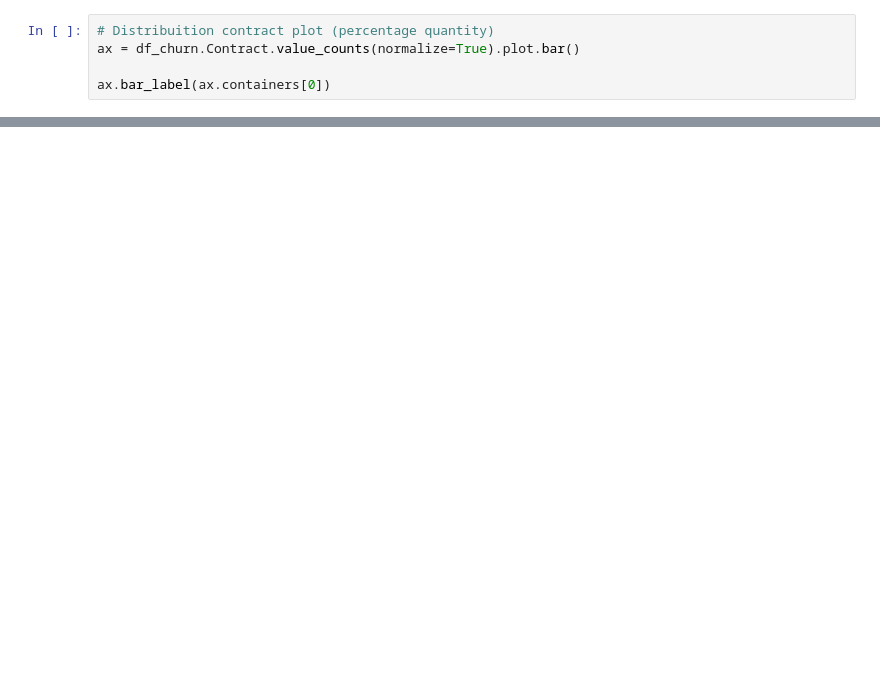
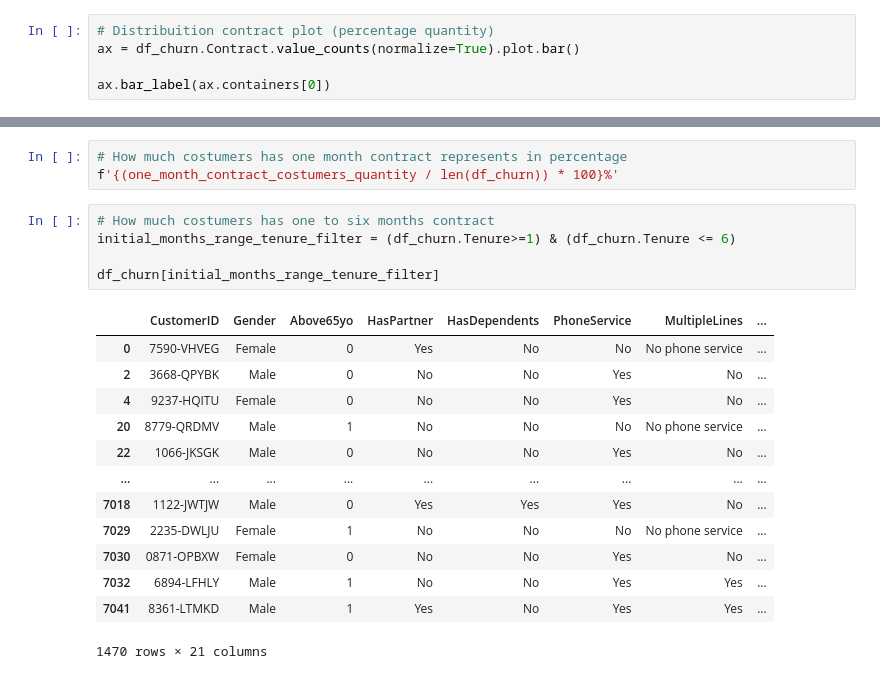
Before and after one commit to charmingruby/churnity, a Jupyter notebook: src/churn_eda.ipynb, the cells around one changed output, grey strips where cells are left out. Cells and saved outputs as stored; diff of their text form; blank space fills up the shorter version.

```diff
--- a/src/churn_eda.ipynb
+++ b/src/churn_eda.ipynb
@@ -208,0 +237,22 @@ ax.bar_label(ax.containers[0])
+# %%
+# How much costumers has one month contract represents in percentage
+f'{(one_month_contract_costumers_quantity / len(df_churn)) * 100}%'
+# %%
+# How much costumers has one to six months contract
+initial_months_range_tenure_filter = (df_churn.Tenure>=1) & (df_churn.Tenure <= 6)
+
+df_churn[initial_months_range_tenure_filter]
+# %% [output]
+|  | CustomerID | Gender | Above65yo | HasPartner | HasDependents | PhoneService | MultipleLines | ... |
+| 0 | 7590-VHVEG | Female | 0 | Yes | No | No | No phone service | ... |
+| 2 | 3668-QPYBK | Male | 0 | No | No | Yes | No | ... |
+| 4 | 9237-HQITU | Female | 0 | No | No | Yes | No | ... |
+| 20 | 8779-QRDMV | Male | 1 | No | No | No | No phone service | ... |
+| 22 | 1066-JKSGK | Male | 0 | No | No | Yes | No | ... |
+| ... | ... | ... | ... | ... | ... | ... | ... | ... |
+| 7018 | 1122-JWTJW | Male | 0 | Yes | Yes | Yes | No | ... |
+| 7029 | 2235-DWLJU | Female | 1 | No | No | No | No phone service | ... |
+| 7030 | 0871-OPBXW | Female | 0 | No | No | Yes | No | ... |
+| 7032 | 6894-LFHLY | Male | 1 | No | No | Yes | Yes | ... |
+| 7041 | 8361-LTMKD | Male | 1 | Yes | No | Yes | Yes | ... |
+1470 rows × 21 columns
```
Also changed, not shown: parts of 12 cells of this notebook.
